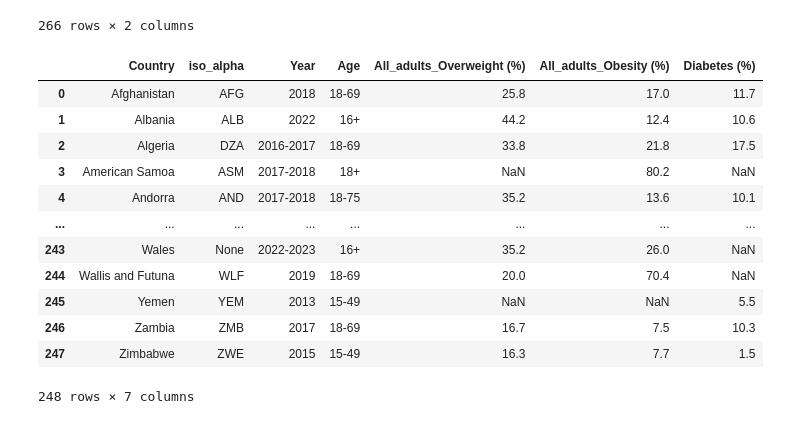
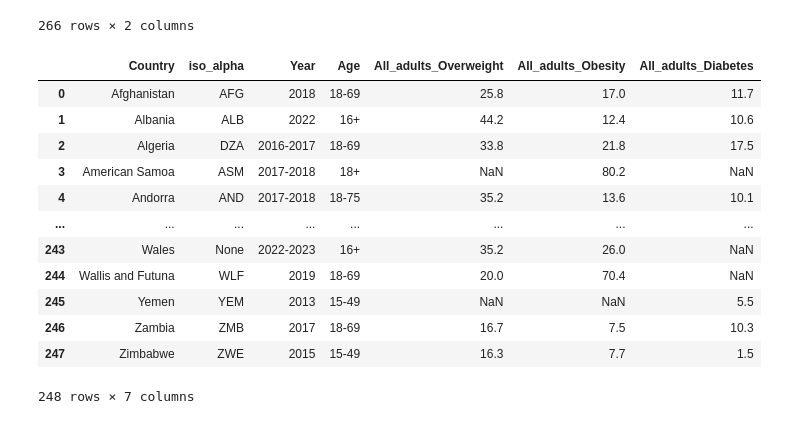
Before and after one commit to Jimenez73/Proyecto_InfoVis_Grupo15, a Jupyter notebook: datos/sprapeo.ipynb, the cells around one changed output. Cells and saved outputs as stored; diff of their text form; code cells hidden in the pictures.

```diff
--- a/datos/sprapeo.ipynb
+++ b/datos/sprapeo.ipynb
@@ -104,16 +104,14 @@ diabetes
 # %%
 df_completo = df.merge(diabetes, "left", left_on="iso_alpha", right_on="Country Code")
 df_completo = df_completo.drop(["Country Code"], axis=1)
 df_completo = df_completo.rename(
     columns={
-        "All_adults_Overweight": "All_adults_Overweight (%)",
-        "All_adults_Obesity": "All_adults_Obesity (%)",
-        "2024": "Diabetes (%)"
+        "2024": "All_adults_Diabetes"
         }
 )
 df_completo
 # %% [output]
-|  | Country | iso_alpha | Year | Age | All_adults_Overweight (%) | All_adults_Obesity (%) | Diabetes (%) |
+|  | Country | iso_alpha | Year | Age | All_adults_Overweight | All_adults_Obesity | All_adults_Diabetes |
 | 0 | Afghanistan | AFG | 2018 | 18-69 | 25.8 | 17.0 | 11.7 |
 | 1 | Albania | ALB | 2022 | 16+ | 44.2 | 12.4 | 10.6 |
 | 2 | Algeria | DZA | 2016-2017 | 18-69 | 33.8 | 21.8 | 17.5 |
```
Also changed, not shown: parts of 1 cell of this notebook, 2 other files.
